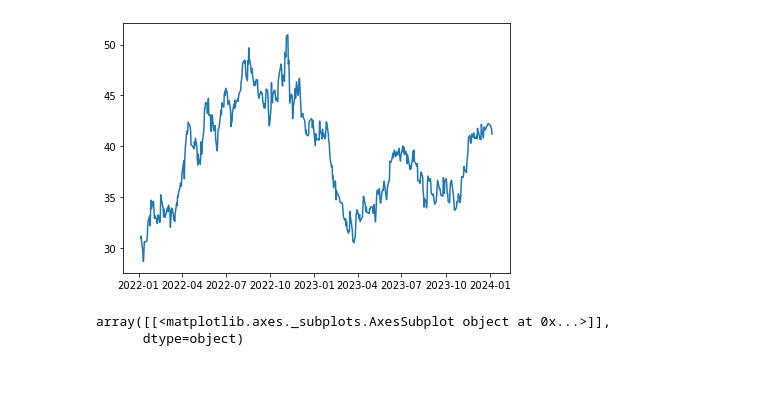
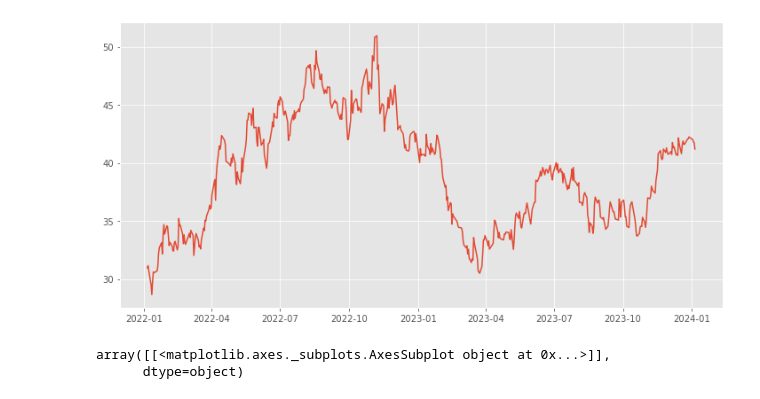
Before and after one commit to IsraelFPM/Risk-Analysis, a Jupyter notebook: ValueAtRisk.ipynb, the cells around one changed output. Drawn from its saved outputs; the diff is of its cells as text; code cells hidden in the pictures.

```diff
--- a/ValueAtRisk.ipynb
+++ b/ValueAtRisk.ipynb
@@ -3,3 +3,7 @@ import numpy as np
 import pandas as pd
 import matplotlib.pyplot as plt
 import yfinance as yf
+import matplotlib as mpl
+
+mpl.rcParams['figure.figsize'] = [10,5]
+plt.style.use('ggplot')
@@ -11,8 +44,14 @@ ticker
+# %%
+data_series = pd.DataFrame()
+stocks = ['ELET3.SA']
+for stock in stocks:
+    ticker = yf.Ticker("ELET3.SA")
+    serie = ticker.history(period="2y")
+    data_series[f'{stock}'] = serie['Open'].values
 # %%
-data_series = ticker.history(period="2y")
-plt.plot(data_series.index,data_series['Open'])
+plt.plot(serie.index,data_series['ELET3.SA'])
 plt.tight_layout()
 # %% [output]
-[figure, old version]
+[figure, new version]
 # %%
 daily_return = data_series[['Open']].pct_change()*100
```
Also changed, not shown: parts of 7 cells of this notebook.
